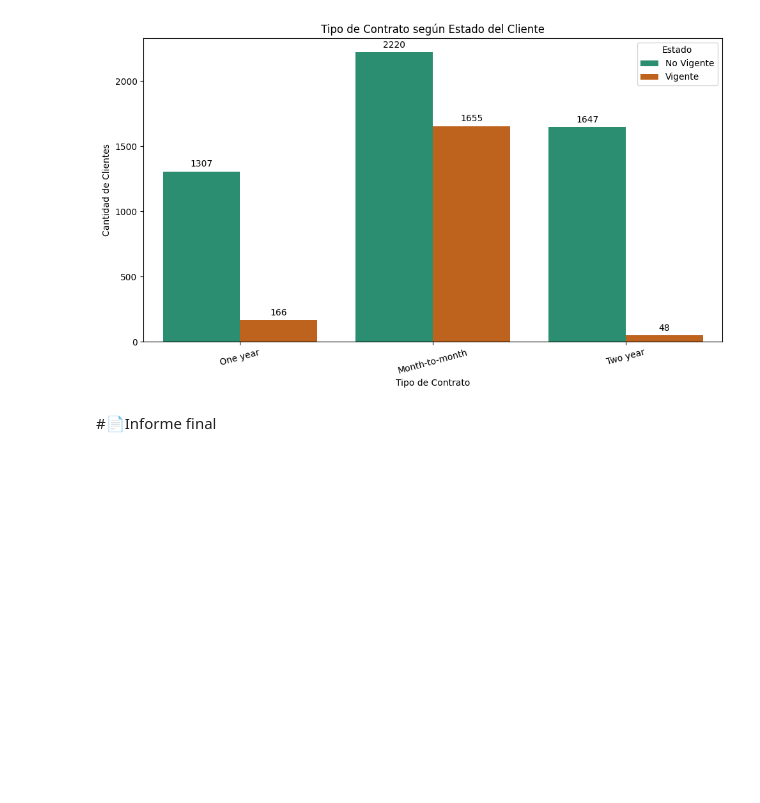
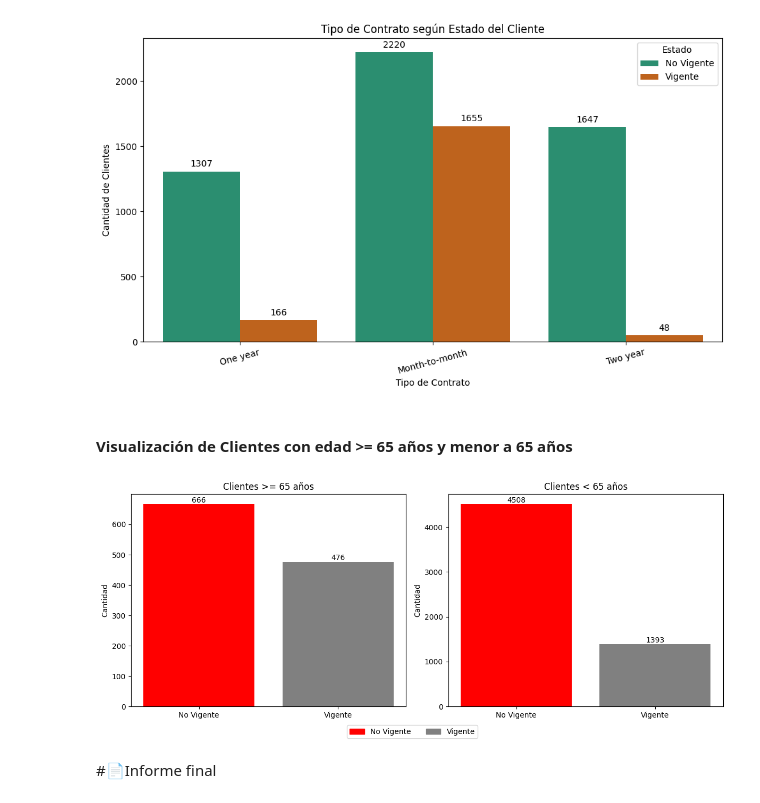
Before and after one commit to Starleen1996/Challenger_Telecom_Latam, a Jupyter notebook: TelecomX_LATAM.ipynb, the cells around one changed output. Drawn from its saved outputs; the diff is of its cells as text; code cells hidden in the pictures; blank space fills up the shorter version.

```diff
--- a/TelecomX_LATAM.ipynb
+++ b/TelecomX_LATAM.ipynb
@@ -603,5 +609,49 @@ plt.tight_layout()
 plt.show()
 # %% [output]
 [figure]
+# %% [markdown]
+#### Visualización de Clientes con edad >= 65 años y menor a 65 años
+# %%
+# Evidenciamos una superioridad en la cantidad de clientes menor a 65 años, en la cual se evidencia una superioridad en el retiro de personas de la compañia. Clientes No Vigentes <65 : 4508 y clientes Vigentes <65 años: 1393
+
+# Definir los colores manualmente
+colores = {0: 'red', 1: 'gray'}
+
+# Crear función para graficar con colores personalizados
+def graficar_vigencia(data, titulo, ax):
+    # Obtener los valores únicos y contar
+    counts = data['cliente_vigente'].value_counts().sort_index()
+
+    # Dibujar barras manualmente para controlar colores
+    for i, (estado, cantidad) in enumerate(counts.items()):
+        ax.bar(i, cantidad, color=colores[estado])
+        ax.text(i, cantidad + 1, str(cantidad), ha='center', va='bottom')
+
+    ax.set_title(titulo)
+    ax.set_xticks([0, 1])
+    ax.set_xticklabels(['No Vigente', 'Vigente'])
+    ax.set_ylabel('Cantidad')
+
+# Crear subgráficos
+fig, axes = plt.subplots(1, 2, figsize=(12, 5))
+
+# Filtrar por edad
+mayores = df_clientes_LATAM[df_clientes_LATAM['cliente>=65_anos'] == 1]
+menores = df_clientes_LATAM[df_clientes_LATAM['cliente>=65_anos'] == 0]
+
+# Graficar ambos grupos
+graficar_vigencia(mayores, 'Clientes >= 65 años', axes[0])
+graficar_vigencia(menores, 'Clientes < 65 años', axes[1])
+
+# Leyenda personalizada
+import matplotlib.patches as mpatches
+leyenda = [mpatches.Patch(color='red', label='No Vigente'),
+           mpatches.Patch(color='gray', label='Vigente')]
+fig.legend(handles=leyenda, loc='lower center', ncol=2)
+
+plt.tight_layout(rect=[0, 0.05, 1, 1])
+plt.show()
+# %% [output]
+[figure, added]
 # %% [markdown]
 #📄Informe final
```
Also changed, not shown: parts of 3 cells of this notebook.
